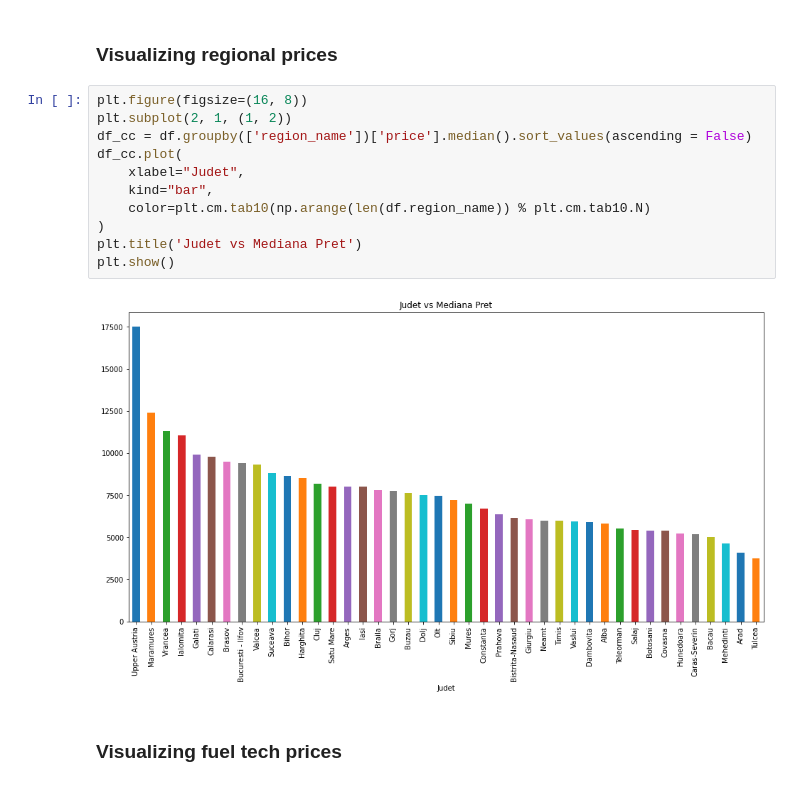
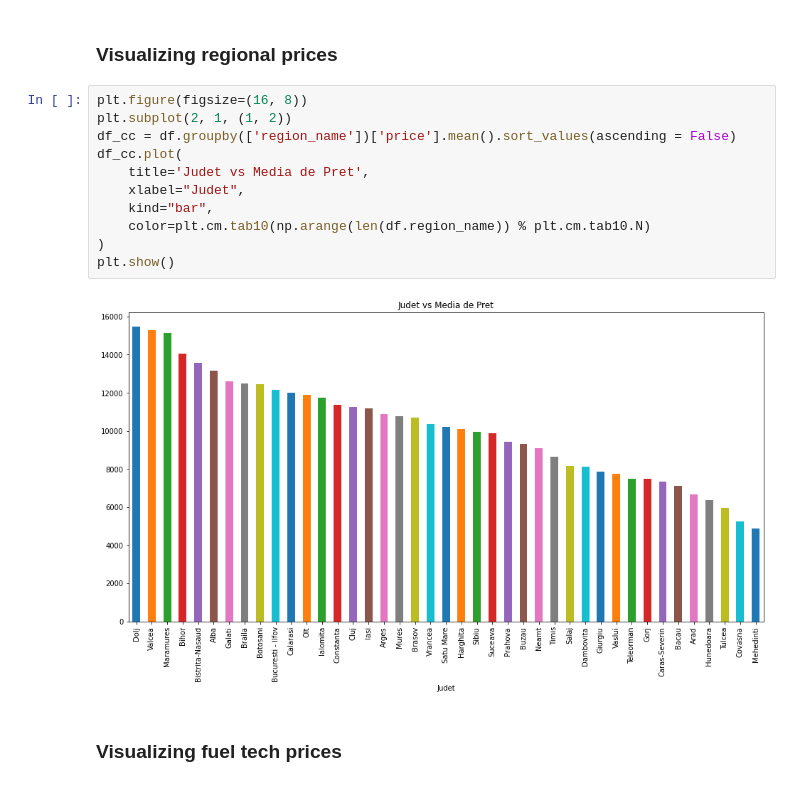
Before and after one commit to C1PR14N055/motors_ai, a Jupyter notebook: notebooks/Data Visualization.ipynb, the cells around one changed output. Saved outputs shown, nothing was run; the diff lists cells and outputs as text.

```diff
--- a/notebooks/Data Visualization.ipynb
+++ b/notebooks/Data Visualization.ipynb
@@ -204,16 +204,16 @@ plt.show()
 # %%
 plt.figure(figsize=(16, 8))
 plt.subplot(2, 1, (1, 2))
-df_cc = df.groupby(['region_name'])['price'].median().sort_values(ascending = False)
+df_cc = df.groupby(['region_name'])['price'].mean().sort_values(ascending = False)
 df_cc.plot(
+    title='Judet vs Media de Pret',
     xlabel="Judet",
     kind="bar",
     color=plt.cm.tab10(np.arange(len(df.region_name)) % plt.cm.tab10.N)
 )
-plt.title('Judet vs Mediana Pret')
 plt.show()
 # %% [output]
-[figure, old version]
+[figure, new version]
 # %% [markdown]
 ### Visualizing fuel tech prices
 # %%
```
Also changed, not shown: parts of 39 cells of this notebook, 6 other files.
